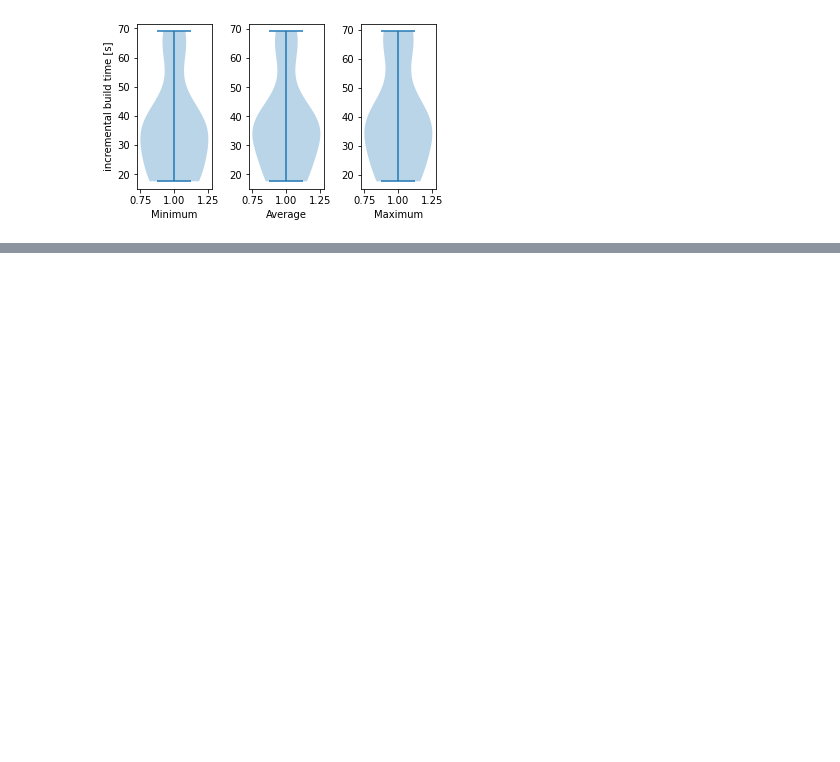
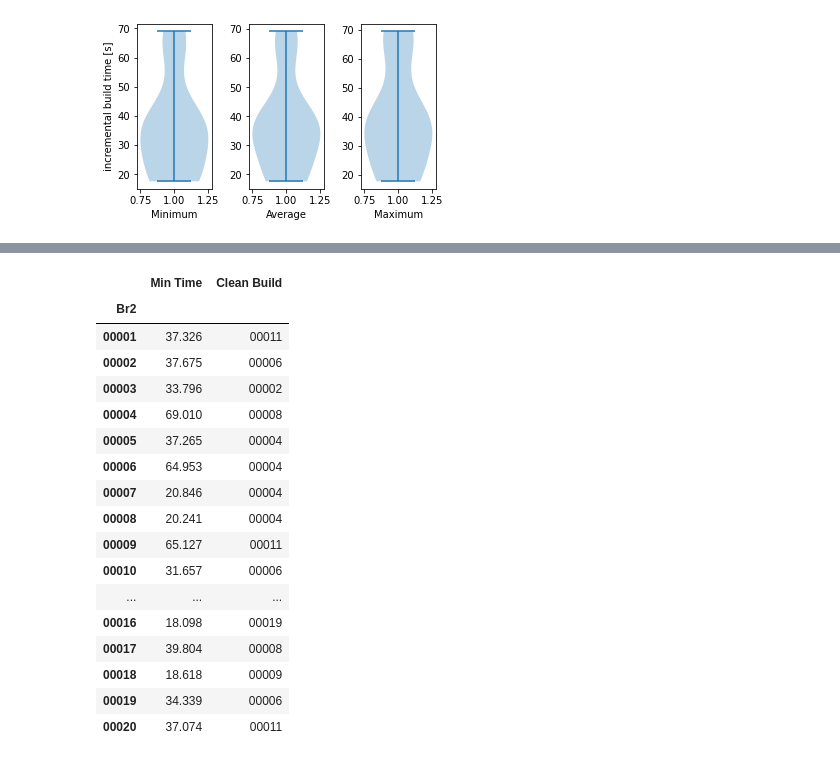
Before and after one commit to ternava/Incremental-build, a Jupyter notebook: notebooks/incremental_build_time.ipynb, the cells around one changed output, grey strips where cells are left out. Cells and saved outputs as stored; diff of their text form; code cells hidden in the pictures; blank space fills up the shorter version.

```diff
--- a/notebooks/incremental_build_time.ipynb
+++ b/notebooks/incremental_build_time.ipynb
@@ -236,0 +257,27 @@ plt.show()
+# %%
+# The Minimum build time (col: Min Time) and
+# its corresponding configuration (col: Clean Build)
+# for each incremental build (col: Br2)
+
+tbl["Clean Build"] = tbl.idxmin(axis=1)
+tbl["Min Time"] = tbl.min(axis=1)
+tbl[["Min Time", "Clean Build"]]
+# %% [output]
+|  | Min Time | Clean Build |
+| Br2 |  |  |
+| 00001 | 37.326 | 00011 |
+| 00002 | 37.675 | 00006 |
+| 00003 | 33.796 | 00002 |
+| 00004 | 69.010 | 00008 |
+| 00005 | 37.265 | 00004 |
+| 00006 | 64.953 | 00004 |
+| 00007 | 20.846 | 00004 |
+| 00008 | 20.241 | 00004 |
+| 00009 | 65.127 | 00011 |
+| 00010 | 31.657 | 00006 |
+| ... | ... | ... |
+| 00016 | 18.098 | 00019 |
+| 00017 | 39.804 | 00008 |
+| 00018 | 18.618 | 00009 |
+| 00019 | 34.339 | 00006 |
+| 00020 | 37.074 | 00011 |
```
Also changed, not shown: parts of 3 cells of this notebook, 2 other files.
